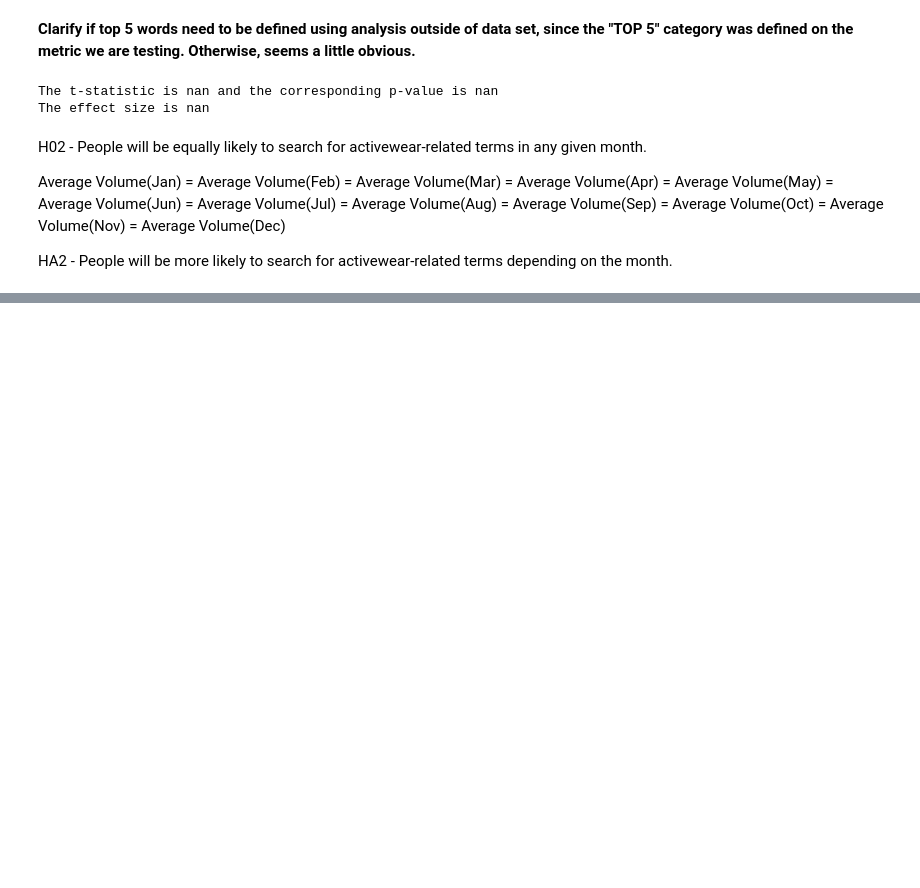
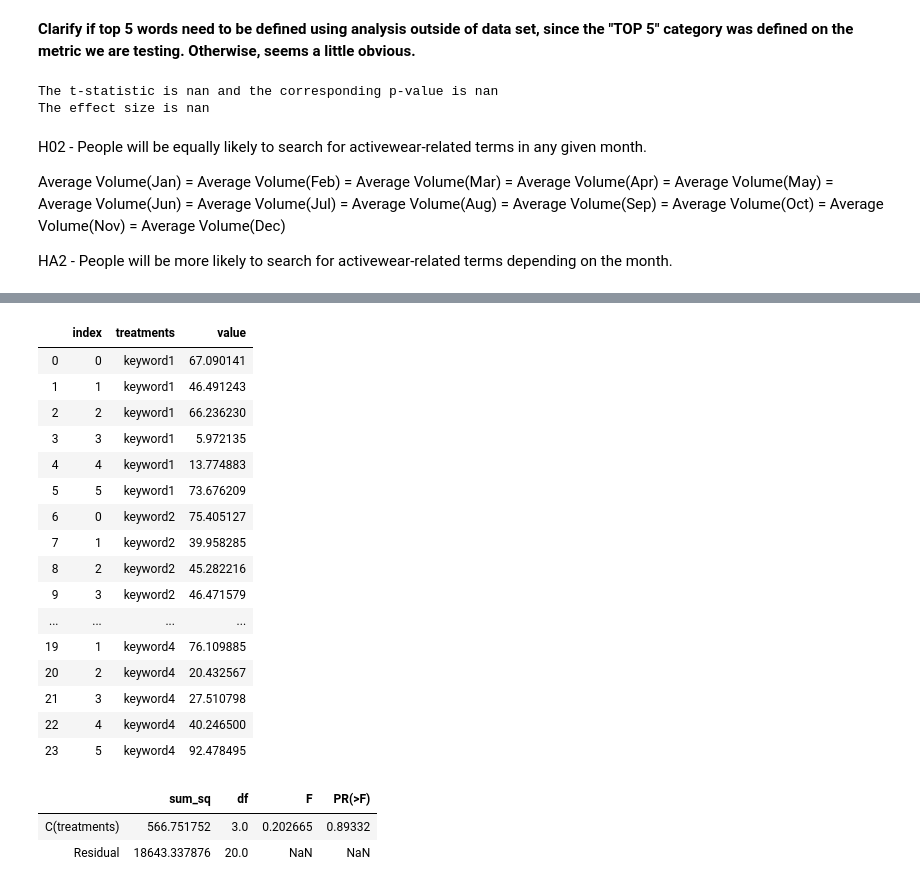
Before and after one commit to alexwcheng/athleisure-advertising, a Jupyter notebook: data_cleaning.ipynb, the cells around one changed output, grey strips where cells are left out. Drawn from its saved outputs; the diff is of its cells as text; code cells hidden in the pictures; blank space fills up the shorter version.

```diff
--- a/data_cleaning.ipynb
+++ b/data_cleaning.ipynb
@@ -588,0 +746,36 @@ HA2 - People will be more likely to search for activewear-related terms dependin
+# %%
+d_melt
+# %% [output]
+|  | index | treatments | value |
+| 0 | 0 | keyword1 | 67.090141 |
+| 1 | 1 | keyword1 | 46.491243 |
+| 2 | 2 | keyword1 | 66.236230 |
+| 3 | 3 | keyword1 | 5.972135 |
+| 4 | 4 | keyword1 | 13.774883 |
+| 5 | 5 | keyword1 | 73.676209 |
+| 6 | 0 | keyword2 | 75.405127 |
+| 7 | 1 | keyword2 | 39.958285 |
+| 8 | 2 | keyword2 | 45.282216 |
+| 9 | 3 | keyword2 | 46.471579 |
+| ... | ... | ... | ... |
+| 19 | 1 | keyword4 | 76.109885 |
+| 20 | 2 | keyword4 | 20.432567 |
+| 21 | 3 | keyword4 | 27.510798 |
+| 22 | 4 | keyword4 | 40.246500 |
+| 23 | 5 | keyword4 | 92.478495 |
+# %%
+# get ANOVA table as R like output
+import statsmodels.api as sm
+from statsmodels.formula.api import ols
+# reshape the d dataframe suitable for statsmodels package
+d_melt = pd.melt(df.reset_index(), id_vars=['index'], value_vars=['keyword1', 'keyword2', 'keyword3', 'keyword4'])
+# replace column names
+d_melt.columns = ['index', 'keywords', 'value']
+# Ordinary Least Squares (OLS) model
+model = ols('value ~ C(treatments)', data=d_melt).fit()
+anova_table = sm.stats.anova_lm(model, typ=2)
+anova_table
+# %% [output]
+|  | sum_sq | df | F | PR(>F) |
+| C(treatments) | 566.751752 | 3.0 | 0.202665 | 0.89332 |
+| Residual | 18643.337876 | 20.0 | NaN | NaN |
```
Also changed, not shown: parts of 22 cells of this notebook.
